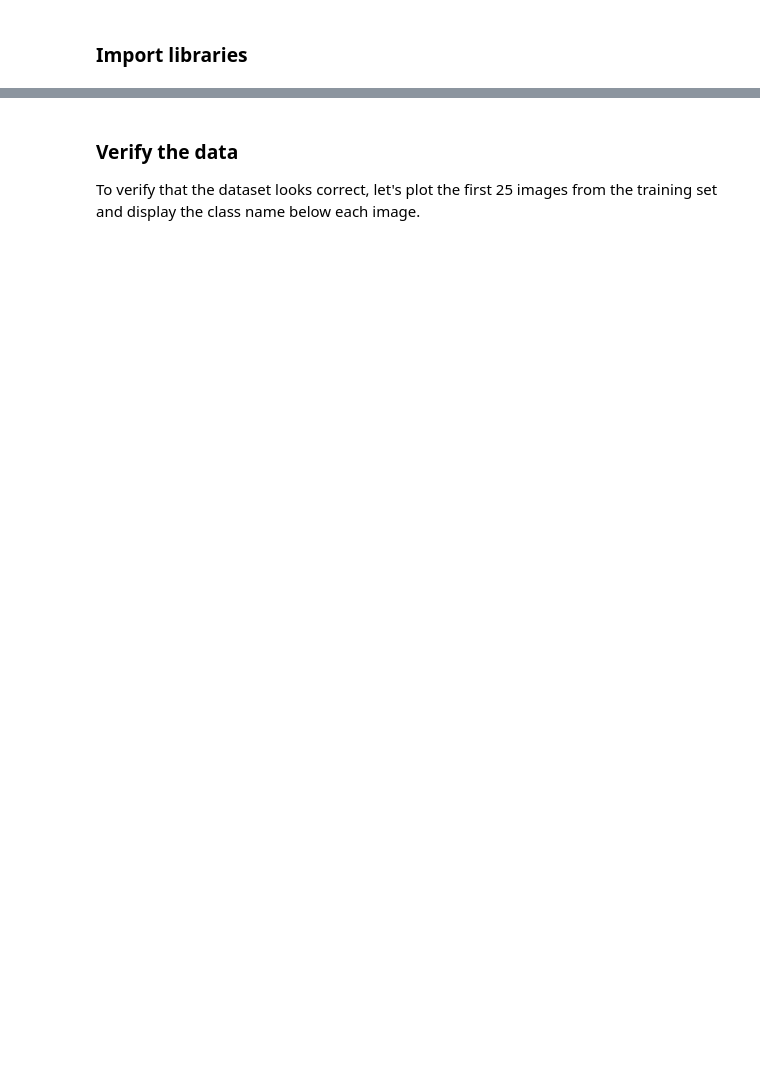
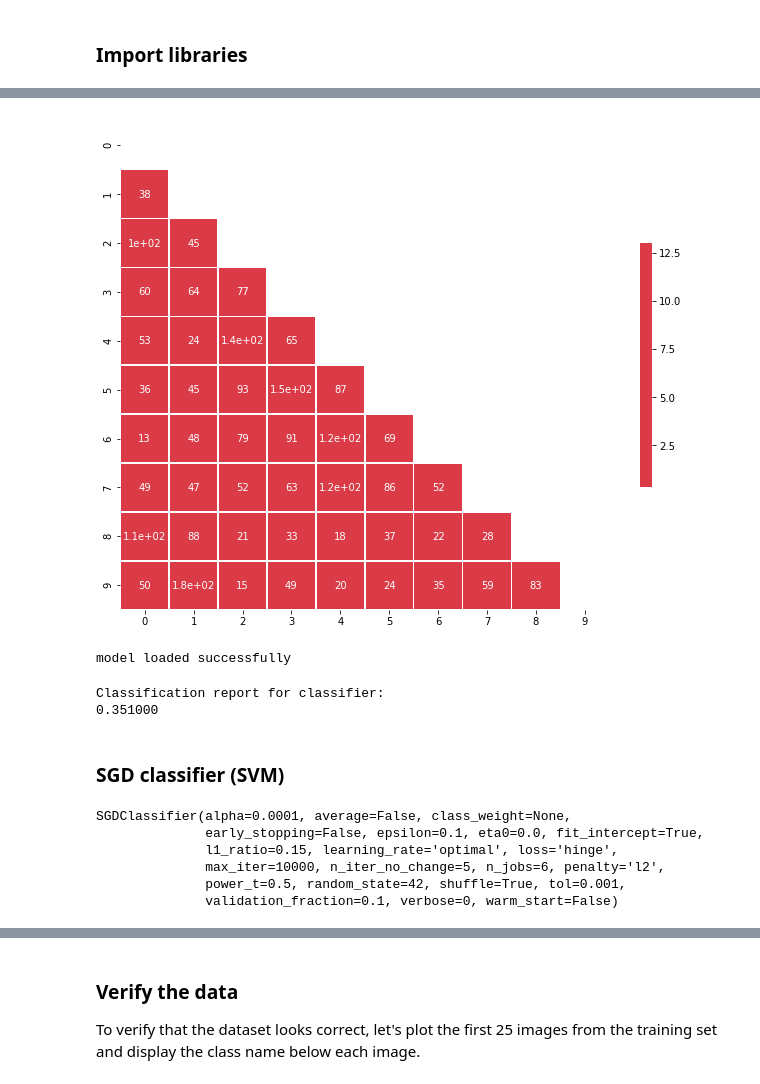
Before and after one commit to ioannis-papadimitriou/snagger, a Jupyter notebook: COLAB/Cifar10.ipynb, the cells around one changed output, grey strips where cells are left out. Drawn from its saved outputs; the diff is of its cells as text; code cells hidden in the pictures; blank space fills up the shorter version.

```diff
--- a/COLAB/Cifar10.ipynb
+++ b/COLAB/Cifar10.ipynb
@@ -39,0 +185,35 @@ The CIFAR10 dataset contains 60,000 color images in 10 classes, with 6,000 image
+# %%
+import seaborn as sn
+import pandas as pd
+df_cm = pd.DataFrame(cm, range(len(cm)), range(len(cm)))
+# Generate a mask for the upper triangle
+mask = np.zeros_like(df_cm, dtype=np.bool)
+mask[np.triu_indices_from(mask)] = True
+
+# Set up the matplotlib figure
+f, ax = plt.subplots(figsize=(11, 9))
+
+# Generate a custom diverging colormap
+cmap = sn.diverging_palette(220, 10, as_cmap = True)
+
+
+# Draw the heatmap with the mask and correct aspect ratio
+sn.heatmap(df_cm, mask = mask, annot = True, cmap = cmap, vmax = .3, center = 0, square = True, linewidths = .5, cbar_kws = {"shrink": .5})
+# fix for mpl bug that cuts off top/bottom of seaborn viz
+b, t = plt.ylim() # discover the values for bottom and top
+b += 0.5 # Add 0.5 to the bottom
+t -= 0.5 # Subtract 0.5 from the top
+plt.ylim(b, t) # update the ylim(bottom, top) values
+plt.show()
+# %% [output]
+[figure, added]
+# %%
+filename = os.path.join(path, 'rf-reduced.sav')
+if os.path.exists(filename):
+    classifier = joblib.load(filename)
+    run = 'False'
+    print("model loaded successfully")
+else:
+    run = 'True'
+# %% [output]
+model loaded successfully
@@ -39,0 +236,25 @@ The CIFAR10 dataset contains 60,000 color images in 10 classes, with 6,000 image
+# %%
+y_pred = classifier.predict(X_test_reduced)
+random_forest_score_reduced = accuracy_score(y_test_reduced, y_pred)
+
+if run == 'True':
+    joblib.dump(classifier, filename)
+    classifier = CV_rf_red.best_estimator_
+
+print("Classification report for classifier:\n%f\n" % (random_forest_score_reduced))
+# %% [output]
+Classification report for classifier:
+0.351000
+# %% [markdown]
+### SGD classifier (SVM)
+# %%
+from sklearn.linear_model import SGDClassifier
+sgd = SGDClassifier(loss="hinge", penalty="l2", max_iter=10000, random_state = 42, verbose = 0, n_jobs = 6)
+sgd.fit(X_train_reduced, y_train_reduced)
+# %% [output]
+SGDClassifier(alpha=0.0001, average=False, class_weight=None,
+              early_stopping=False, epsilon=0.1, eta0=0.0, fit_intercept=True,
+              l1_ratio=0.15, learning_rate='optimal', loss='hinge',
+              max_iter=10000, n_iter_no_change=5, n_jobs=6, penalty='l2',
+              power_t=0.5, random_state=42, shuffle=True, tol=0.001,
+              validation_fraction=0.1, verbose=0, warm_start=False)
```
Also changed, not shown: parts of 69 cells of this notebook, 16 other files.
